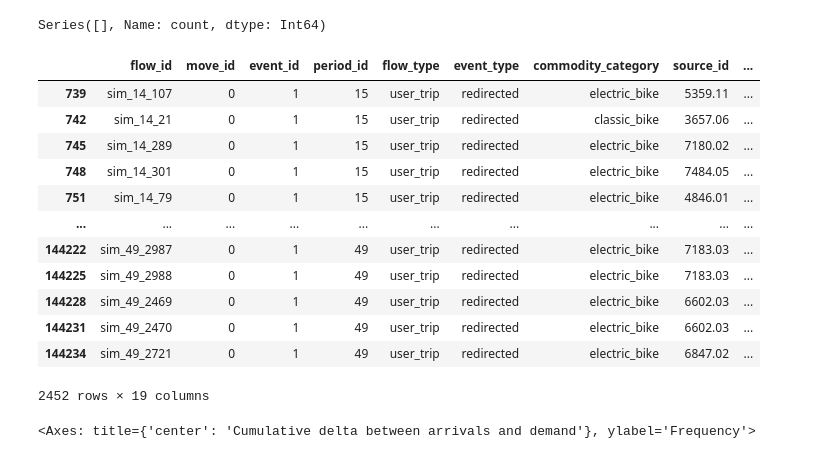
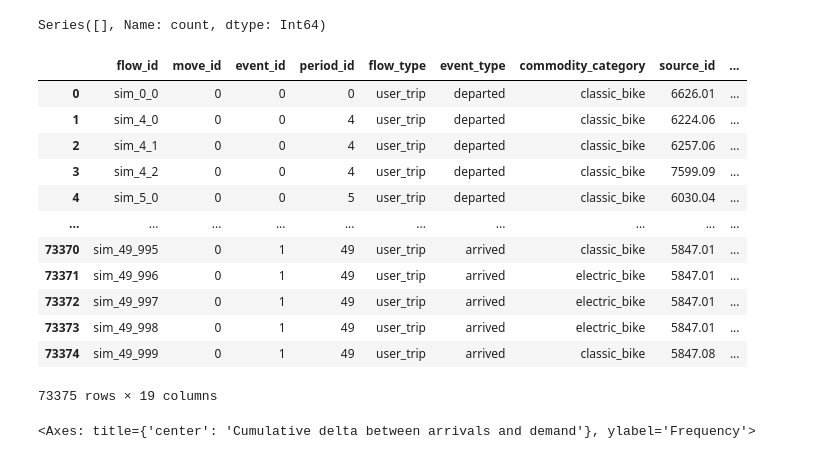
Before and after one commit to vlzm/GFDRR, a Jupyter notebook: notebooks/test_pipeline.ipynb, the cells around one changed output. Drawn from its saved outputs; the diff is of its cells as text; code cells hidden in the pictures.

```diff
--- a/notebooks/test_pipeline.ipynb
+++ b/notebooks/test_pipeline.ipynb
@@ -110,21 +104,21 @@ simulated_flows_df['reason'].value_counts()
 # %% [output]
 Series([], Name: count, dtype: Int64)
 # %%
-simulated_flows_df[simulated_flows_df['reason'] == 'dock_full']
+simulated_flows_df
 # %% [output]
 |  | flow_id | move_id | event_id | period_id | flow_type | event_type | commodity_category | source_id | ... |
-| 739 | sim_14_107 | 0 | 1 | 15 | user_trip | redirected | electric_bike | 5359.11 | ... |
-| 742 | sim_14_21 | 0 | 1 | 15 | user_trip | redirected | classic_bike | 3657.06 | ... |
-| 745 | sim_14_289 | 0 | 1 | 15 | user_trip | redirected | electric_bike | 7180.02 | ... |
-| 748 | sim_14_301 | 0 | 1 | 15 | user_trip | redirected | electric_bike | 7484.05 | ... |
-| 751 | sim_14_79 | 0 | 1 | 15 | user_trip | redirected | electric_bike | 4846.01 | ... |
+| 0 | sim_0_0 | 0 | 0 | 0 | user_trip | departed | classic_bike | 6626.01 | ... |
+| 1 | sim_4_0 | 0 | 0 | 4 | user_trip | departed | classic_bike | 6224.06 | ... |
+| 2 | sim_4_1 | 0 | 0 | 4 | user_trip | departed | classic_bike | 6257.06 | ... |
+| 3 | sim_4_2 | 0 | 0 | 4 | user_trip | departed | classic_bike | 7599.09 | ... |
+| 4 | sim_5_0 | 0 | 0 | 5 | user_trip | departed | classic_bike | 6030.04 | ... |
 | ... | ... | ... | ... | ... | ... | ... | ... | ... | ... |
-| 144222 | sim_49_2987 | 0 | 1 | 49 | user_trip | redirected | electric_bike | 7183.03 | ... |
-| 144225 | sim_49_2988 | 0 | 1 | 49 | user_trip | redirected | electric_bike | 7183.03 | ... |
-| 144228 | sim_49_2469 | 0 | 1 | 49 | user_trip | redirected | electric_bike | 6602.03 | ... |
-| 144231 | sim_49_2470 | 0 | 1 | 49 | user_trip | redirected | electric_bike | 6602.03 | ... |
-| 144234 | sim_49_2721 | 0 | 1 | 49 | user_trip | redirected | electric_bike | 6847.02 | ... |
+| 73370 | sim_49_995 | 0 | 1 | 49 | user_trip | arrived | classic_bike | 5847.01 | ... |
+| 73371 | sim_49_996 | 0 | 1 | 49 | user_trip | arrived | electric_bike | 5847.01 | ... |
+| 73372 | sim_49_997 | 0 | 1 | 49 | user_trip | arrived | electric_bike | 5847.01 | ... |
+| 73373 | sim_49_998 | 0 | 1 | 49 | user_trip | arrived | electric_bike | 5847.01 | ... |
+| 73374 | sim_49_999 | 0 | 1 | 49 | user_trip | arrived | classic_bike | 5847.08 | ... |
-2452 rows × 19 columns
+73375 rows × 19 columns
 # %%
 from gbp.model import (
     arrived_events,
```
Also changed, not shown: parts of 5 cells of this notebook, 19 other files.
